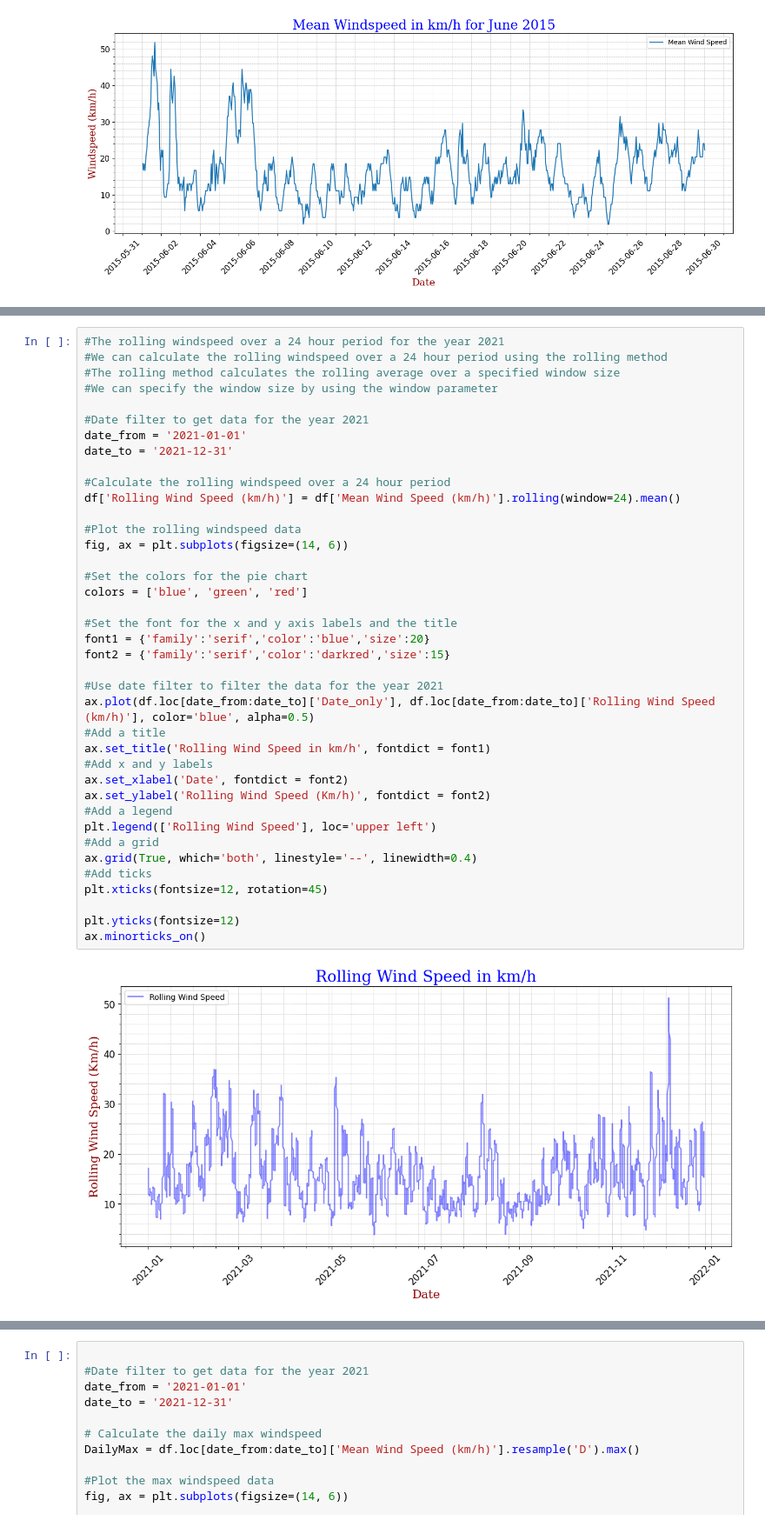
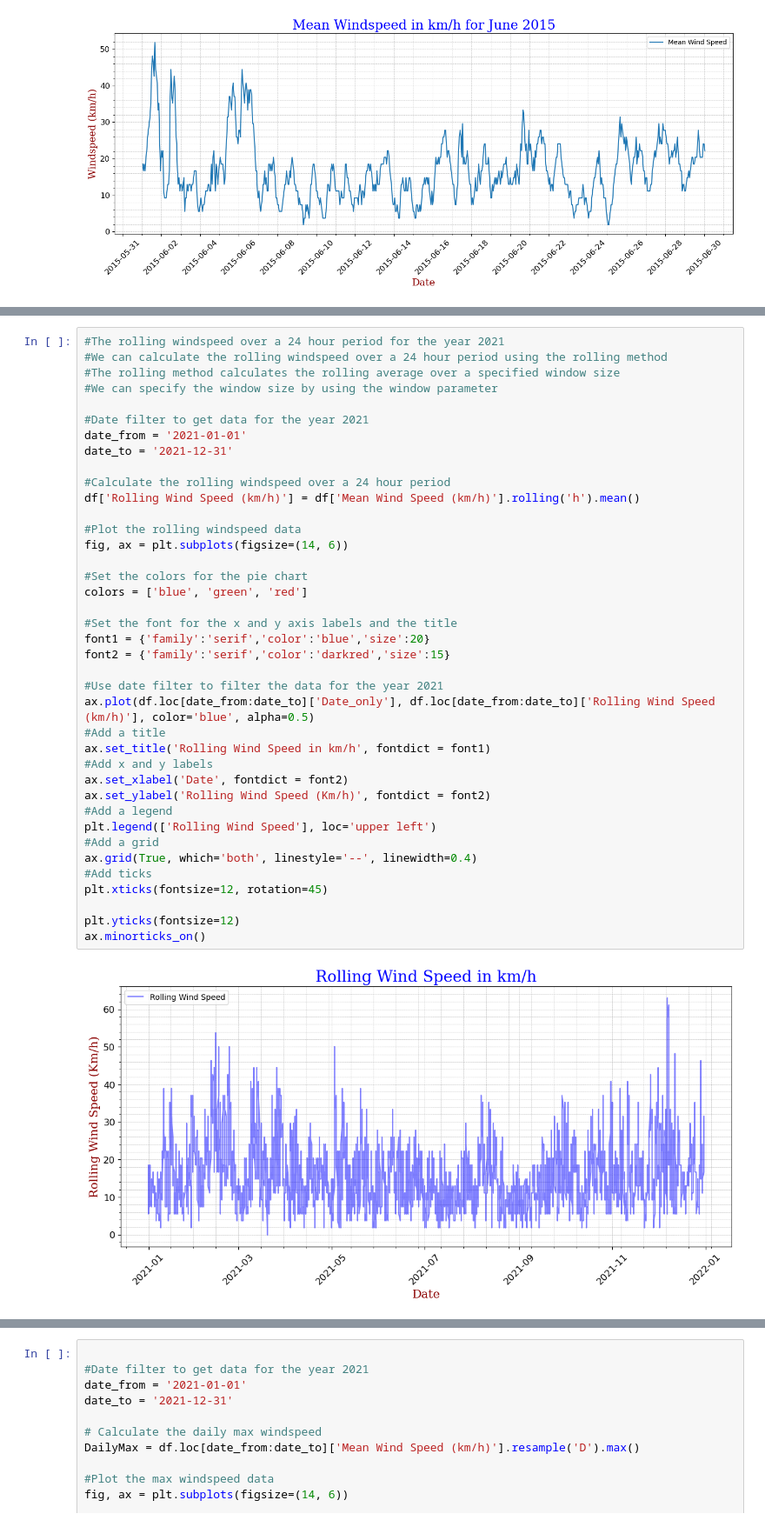
Before and after one commit to MikeCurleyCoosan/PFDA, a Jupyter notebook: PFDA_assignments/assignment06_weather.ipynb, the cells around one changed output, grey strips where cells are left out. Shown at 87% size. Cells and saved outputs as stored; diff of their text form.

```diff
--- a/PFDA_assignments/assignment06_weather.ipynb
+++ b/PFDA_assignments/assignment06_weather.ipynb
@@ -464,33 +515,33 @@ date_from = '2021-01-01'
 date_to = '2021-12-31'
 
 #Calculate the rolling windspeed over a 24 hour period
-df['Rolling Wind Speed (km/h)'] = df['Mean Wind Speed (km/h)'].rolling(window=24).mean()
+df['Rolling Wind Speed (km/h)'] = df['Mean Wind Speed (km/h)'].rolling('h').mean()
 
 #Plot the rolling windspeed data
 fig, ax = plt.subplots(figsize=(14, 6))
 
 #Set the colors for the pie chart
 colors = ['blue', 'green', 'red']
 
 #Set the font for the x and y axis labels and the title
 font1 = {'family':'serif','color':'blue','size':20}
 font2 = {'family':'serif','color':'darkred','size':15}
 
 #Use date filter to filter the data for the year 2021
 ax.plot(df.loc[date_from:date_to]['Date_only'], df.loc[date_from:date_to]['Rolling Wind Speed (km/h)'], color='blue', alpha=0.5)
 #Add a title
 ax.set_title('Rolling Wind Speed in km/h', fontdict = font1)
 #Add x and y labels
 ax.set_xlabel('Date', fontdict = font2)
 ax.set_ylabel('Rolling Wind Speed (Km/h)', fontdict = font2)
 #Add a legend
 plt.legend(['Rolling Wind Speed'], loc='upper left')
 #Add a grid
 ax.grid(True, which='both', linestyle='--', linewidth=0.4)
 #Add ticks
 plt.xticks(fontsize=12, rotation=45)
 
 plt.yticks(fontsize=12)
 ax.minorticks_on()
 # %% [output]
-[figure, old version]
+[figure, new version]
```
Also changed, not shown: parts of 4 cells of this notebook, 6 other files.
